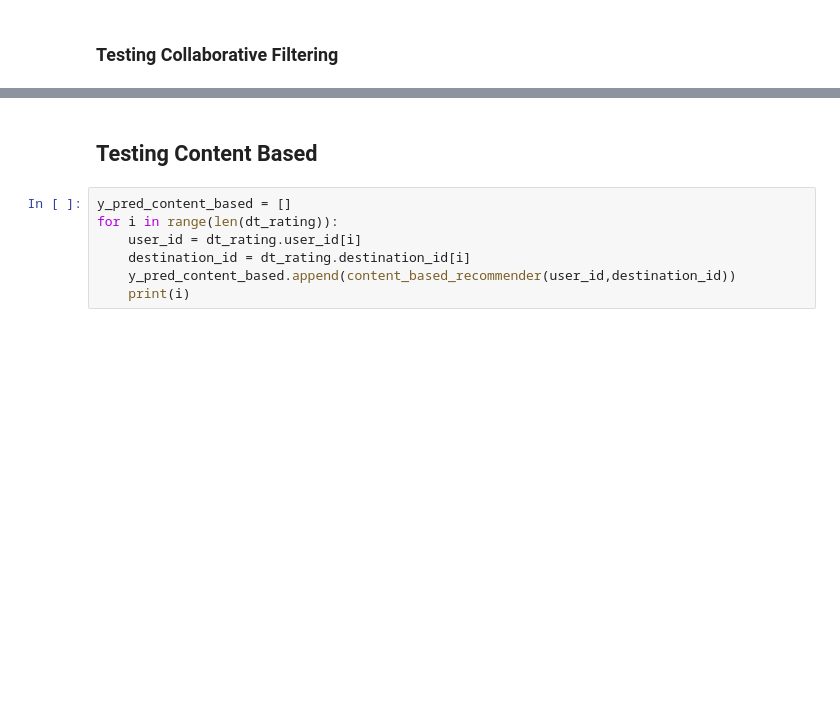
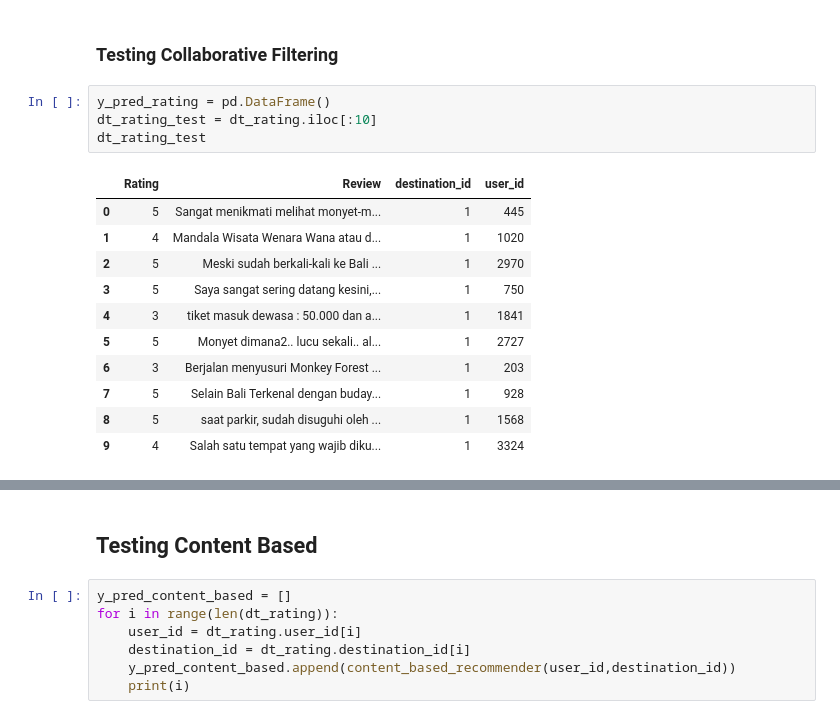
Before and after one commit to aryadipramarta/Hybrid-Recommender-System, a Jupyter notebook: Hybrid Recommender System.ipynb, the cells around one changed output, grey strips where cells are left out. Drawn from its saved outputs; the diff is of its cells as text; blank space fills up the shorter version.

Commit message:
update lamda to cek rating prediction

```diff
--- a/Hybrid Recommender System.ipynb
+++ b/Hybrid Recommender System.ipynb
@@ -840,2 +805,18 @@ find_rmse(y_pred,y_test)
 # %% [markdown]
 ### Testing Collaborative Filtering
+# %%
+y_pred_rating = pd.DataFrame()
+dt_rating_test = dt_rating.iloc[:10]
+dt_rating_test
+# %% [output]
+|  | Rating | Review | destination_id | user_id |
+| 0 | 5 | Sangat menikmati melihat monyet-m... | 1 | 445 |
+| 1 | 4 | Mandala Wisata Wenara Wana atau d... | 1 | 1020 |
+| 2 | 5 | Meski sudah berkali-kali ke Bali ... | 1 | 2970 |
+| 3 | 5 | Saya sangat sering datang kesini,... | 1 | 750 |
+| 4 | 3 | tiket masuk dewasa : 50.000 dan a... | 1 | 1841 |
+| 5 | 5 | Monyet dimana2.. lucu sekali.. al... | 1 | 2727 |
+| 6 | 3 | Berjalan menyusuri Monkey Forest ... | 1 | 203 |
+| 7 | 5 | Selain Bali Terkenal dengan buday... | 1 | 928 |
+| 8 | 5 | saat parkir, sudah disuguhi oleh ... | 1 | 1568 |
+| 9 | 4 | Salah satu tempat yang wajib diku... | 1 | 3324 |
```
Also changed, not shown: parts of 16 cells of this notebook.
